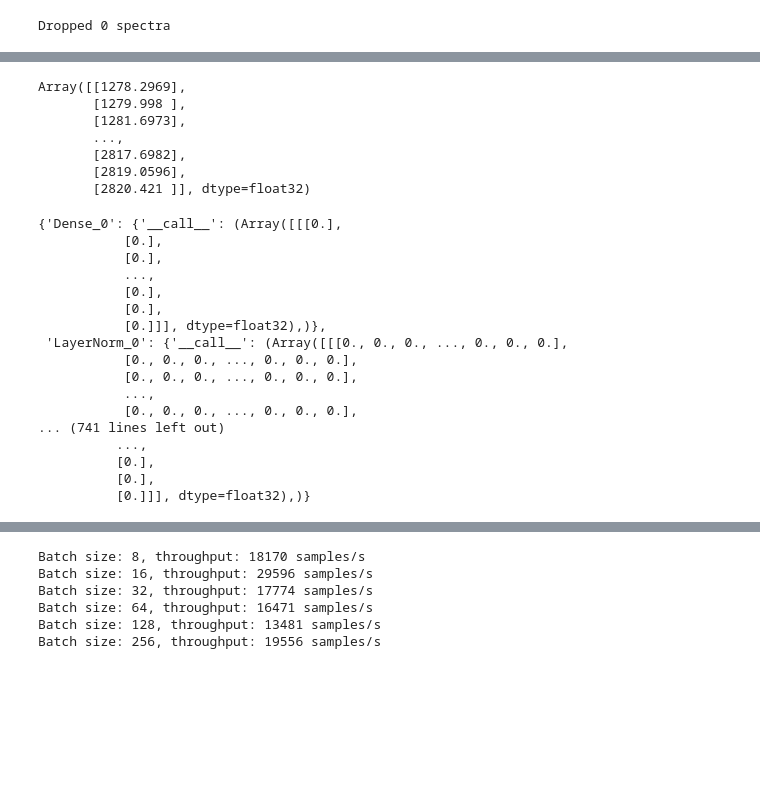
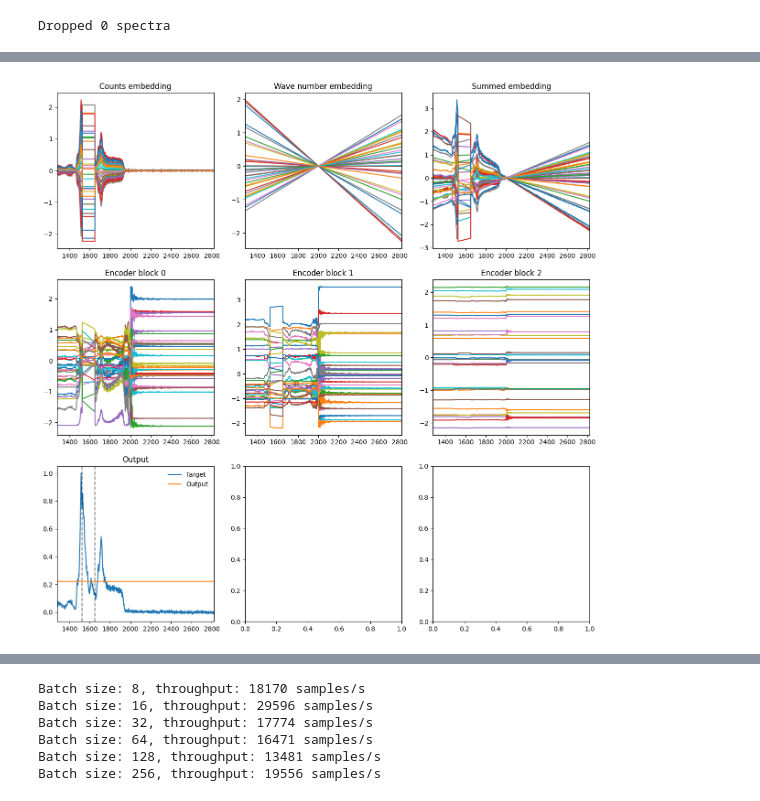
Before and after one commit to pietronvll/spectraformer, a Jupyter notebook: spectraformer/_devnb.ipynb, the cells around one changed output, grey strips where cells are left out. Drawn from its saved outputs; the diff is of its cells as text; code cells hidden in the pictures; blank space fills up the shorter version.

```diff
--- a/spectraformer/_devnb.ipynb
+++ b/spectraformer/_devnb.ipynb
@@ -180,32 +163,49 @@ res = state.apply_fn({'params': state.params}, test_batch['masked_spectra'], tes
-# %%
-test_batch['wave_number']
-# %% [output]
-Array([[1278.2969],
-       [1279.998 ],
-       [1281.6973],
-       ...,
-       [2817.6982],
-       [2819.0596],
-       [2820.421 ]], dtype=float32)
-# %%
-res[1]['intermediates']
-# %% [output]
-{'Dense_0': {'__call__': (Array([[[0.],
-           [0.],
-           [0.],
-           ...,
-           [0.],
-           [0.],
-           [0.]]], dtype=float32),)},
- 'LayerNorm_0': {'__call__': (Array([[[0., 0., 0., ..., 0., 0., 0.],
-           [0., 0., 0., ..., 0., 0., 0.],
-           [0., 0., 0., ..., 0., 0., 0.],
-           ...,
-           [0., 0., 0., ..., 0., 0., 0.],
-... (741 lines left out)
-          ...,
-          [0.],
-          [0.],
-          [0.]]], dtype=float32),)}
+# %%
+import matplotlib.pyplot as plt
+
+def plot_intermediates(batch, state):
+    wave_number = batch['wave_number'] * 800 + 2000
+    out, intermediates = state.apply_fn({'params': state.params}, batch['masked_spectra'], batch['wave_number'], attn_mask, training = False, capture_intermediates=True)
+    intermediates = intermediates['intermediates']
+    emb_counts = intermediates['LinearProjection_0']['__call__'][0]
+    emb_wave_number = intermediates['LinearProjection_1']['__call__'][0]
+    embedding = emb_counts + emb_wave_number
+
+    EncoderBlock_0 = intermediates['TransformerEncoderLayer_0']['__call__'][0]
+    EncoderBlock_1 = intermediates['TransformerEncoderLayer_1']['__call__'][0]
+    EncoderBlock_2 = intermediates['TransformerEncoderLayer_2']['__call__'][0]
+
+
+    fig, ax = plt.subplots(3, 3, figsize = (15, 15))
+    ax[0, 0].plot(wave_number,np.squeeze(emb_counts))
+    ax[0, 0].set_title('Counts embedding')
+    ax[0, 0].margins(x= 0)
+    ax[0, 1].plot(wave_number, np.squeeze(emb_wave_number))
+    ax[0, 1].set_title('Wave number embedding')
+    ax[0, 1].margins(x= 0)
+    ax[0, 2].plot(wave_number, np.squeeze(embedding))
+    ax[0, 2].set_title('Summed embedding')
+    ax[0, 2].margins(x= 0)
+    ax[1, 0].plot(wave_number, np.squeeze(EncoderBlock_0))
+    ax[1, 0].set_title('Encoder block 0')
+    ax[1, 0].margins(x= 0)
+    ax[1, 1].plot(wave_number, np.squeeze(EncoderBlock_1))
+    ax[1, 1].set_title('Encoder block 1')
+    ax[1, 1].margins(x= 0)
+    ax[1, 2].plot(wave_number, np.squeeze(EncoderBlock_2))
+    ax[1, 2].set_title('Encoder block 2')
+    ax[1, 2].margins(x= 0)
+    ax[2, 0].plot(wave_number, np.squeeze(batch['spectra']), label = 'Target')
+    ax[2, 0].plot(wave_number, np.squeeze(out), label = 'Output')
+    ax[2, 0].axvline(x = mask_window[0], color = 'k', linestyle = '--', alpha=0.5)
+    ax[2, 0].axvline(x = mask_window[1], color = 'k', linestyle = '--', alpha=0.5)
+    ax[2, 0].legend(frameon = False)
+    ax[2, 0].set_title('Output')
+    ax[2, 0].margins(x= 0)
+    plt.show()
+# %%
+plot_intermediates(test_batch, state)
+# %% [output]
+[figure, added]
 # %%
 for epoch in tqdm(range(n_epochs)):
```
Also changed, not shown: parts of 12 cells of this notebook.
